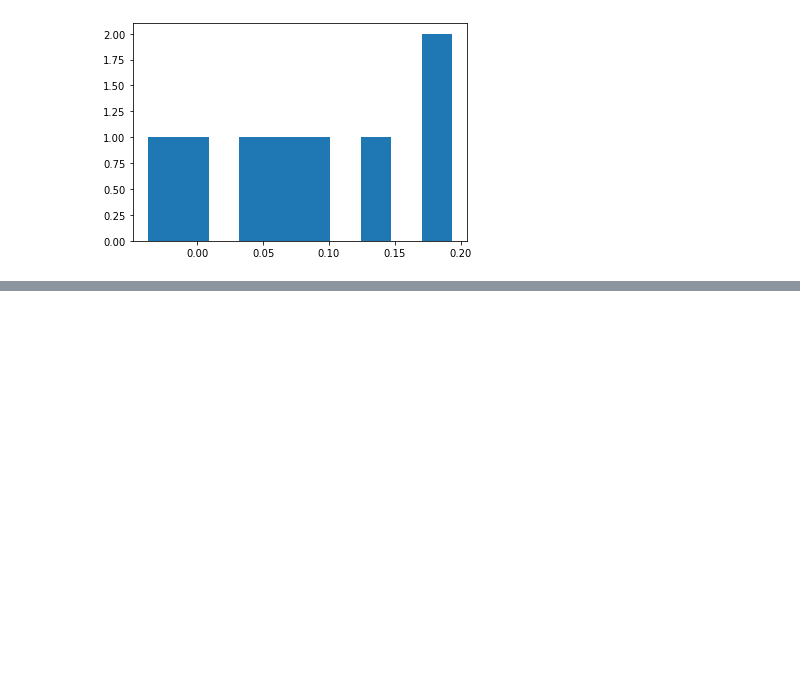
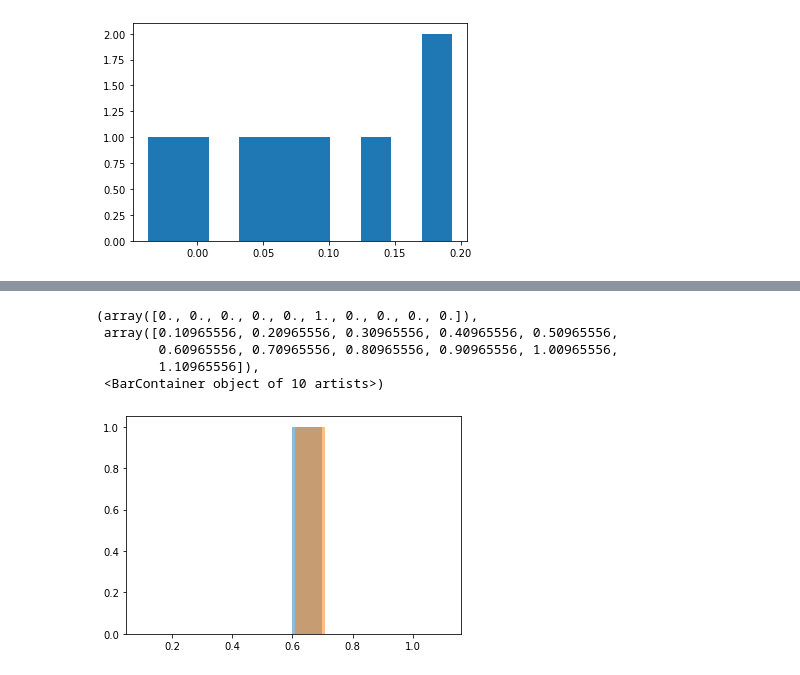
Before and after one commit to laurenhoft/ABmem, a Jupyter notebook: ABmemNotebook.ipynb, the cells around one changed output, grey strips where cells are left out. Cells and saved outputs as stored; diff of their text form; code cells hidden in the pictures; blank space fills up the shorter version.

```diff
--- a/ABmemNotebook.ipynb
+++ b/ABmemNotebook.ipynb
@@ -103,0 +142,19 @@ plt.hist(df['PP1blink_mem'] - df['PP1cor_mem'])
+# %%
+ColumnMeans = df.apply(np.mean)
+import matplotlib.pyplot as plt
+import numpy as np
+fig = plt.figure()
+#data
+
+plt.hist(ColumnMeans['PP1cor_mem'], alpha=0.5)
+
+
+
+plt.hist(ColumnMeans['PP5cor_mem'], alpha=0.5)
+# %% [output]
+(array([0., 0., 0., 0., 0., 1., 0., 0., 0., 0.]),
+ array([0.10965556, 0.20965556, 0.30965556, 0.40965556, 0.50965556,
+        0.60965556, 0.70965556, 0.80965556, 0.90965556, 1.00965556,
+        1.10965556]),
+ <BarContainer object of 10 artists>)
+[figure, added]
```
Also changed, not shown: parts of 8 cells of this notebook, 1 other file.
